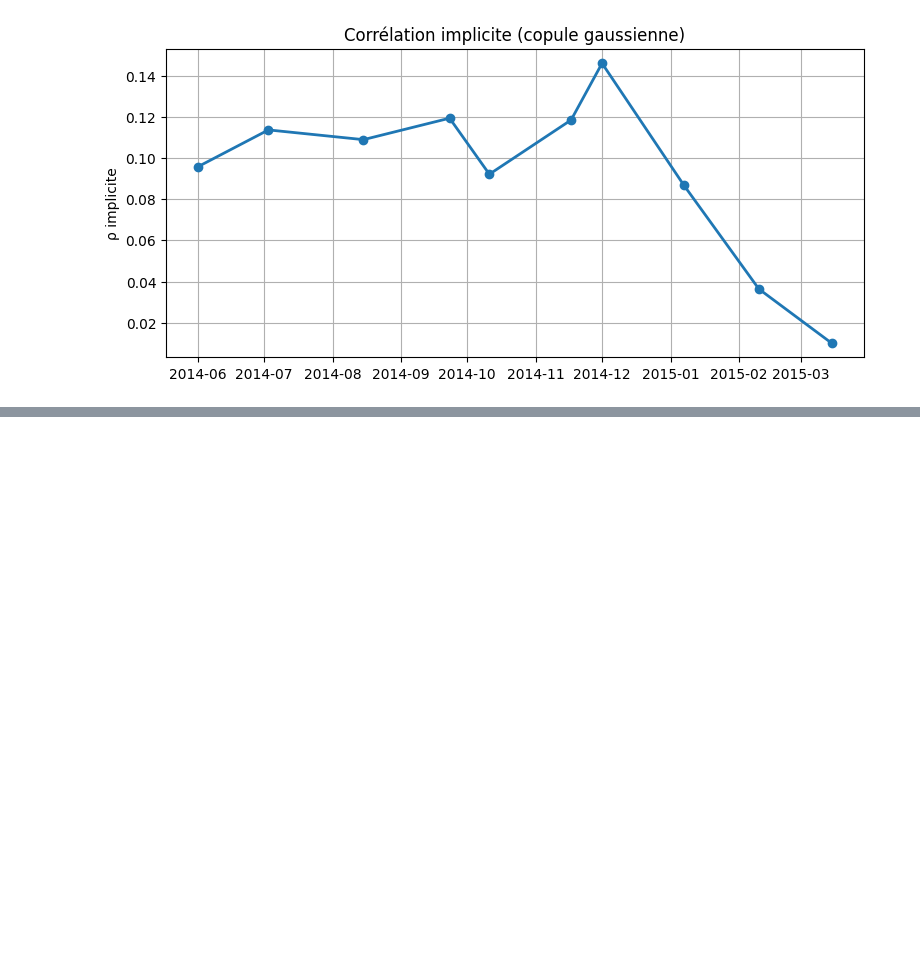
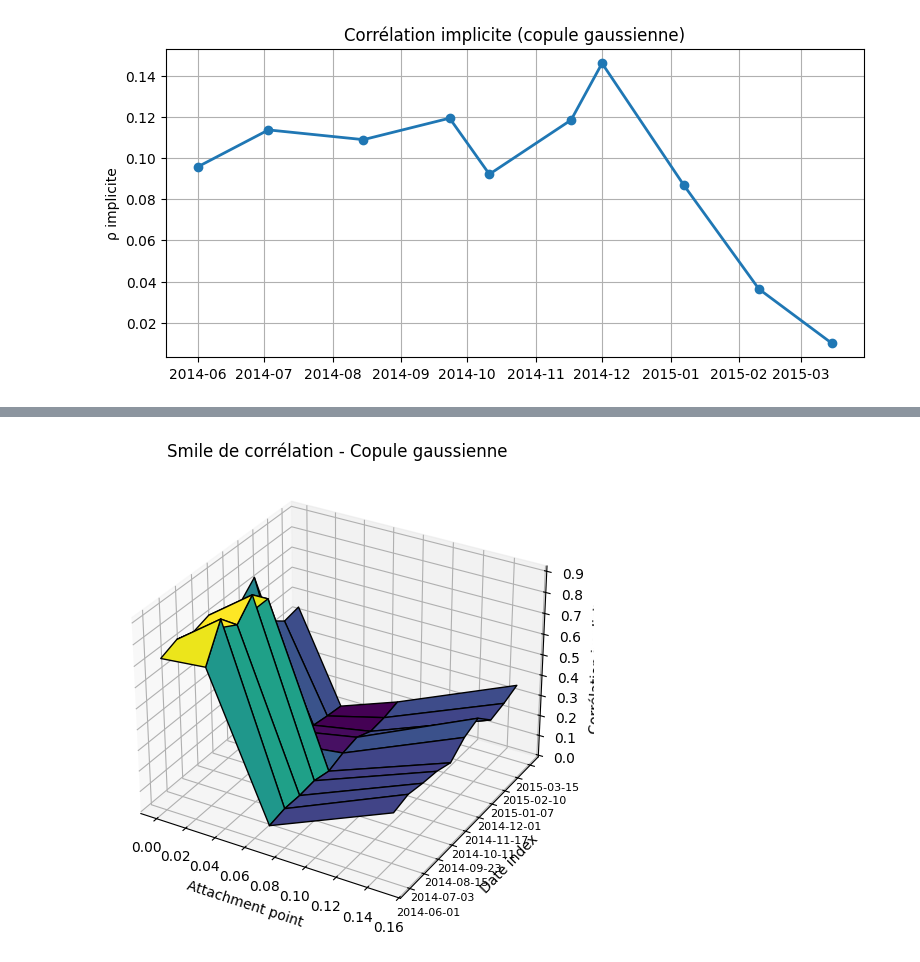
Before and after one commit to cn-2026/Pricing_CDO, a Jupyter notebook: Rapport_Pricing_CDO_synthétique/Simulation/sim_copule.ipynb, the cells around one changed output, grey strips where cells are left out. Drawn from its saved outputs; the diff is of its cells as text; code cells hidden in the pictures; blank space fills up the shorter version.

```diff
--- a/Rapport_Pricing_CDO_synthétique/Simulation/sim_copule.ipynb
+++ b/Rapport_Pricing_CDO_synthétique/Simulation/sim_copule.ipynb
@@ -207,0 +299,27 @@ plt.show()
+# %%
+# Surface plot de la smile de corrélation
+from mpl_toolkits.mplot3d import Axes3D
+
+fig = plt.figure(figsize=(10, 6))
+ax = fig.add_subplot(111, projection="3d")
+
+# Convert dates to numeric values (days since first date)
+dates_numeric = np.arange(len(dates))
+
+X, Y = np.meshgrid(attachment_points, dates_numeric)
+Z = smiles
+ax.plot_surface(X, Y, Z, cmap="viridis", edgecolor="k")
+ax.set_xlabel("Attachment point")
+ax.set_ylabel("Date index")
+ax.set_zlabel("Corrélation implicite ρ")
+ax.set_title("Smile de corrélation - Copule gaussienne")
+
+# Update y-axis labels to show actual dates
+date_labels = [d.strftime("%Y-%m-%d") for d in dates]
+ax.set_yticks(dates_numeric)
+ax.set_yticklabels(date_labels, fontsize=8)
+
+plt.tight_layout()
+plt.show()
+# %% [output]
+[figure, added]
```
Also changed, not shown: parts of 5 cells of this notebook.
